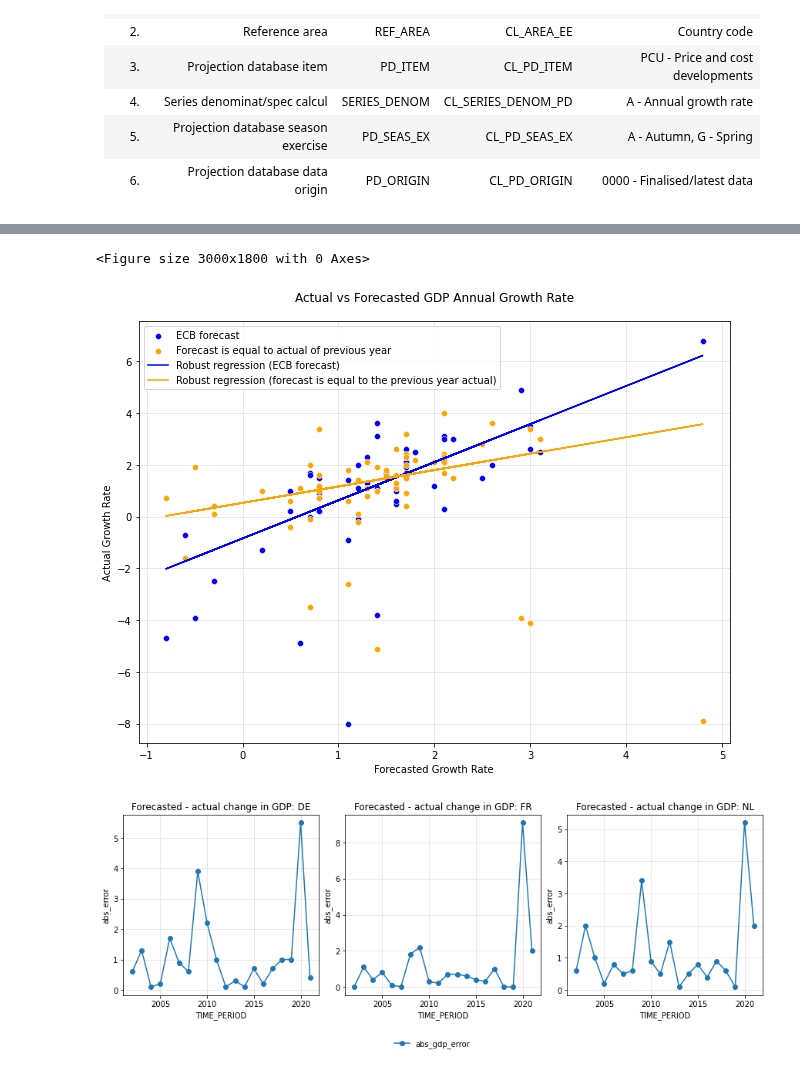
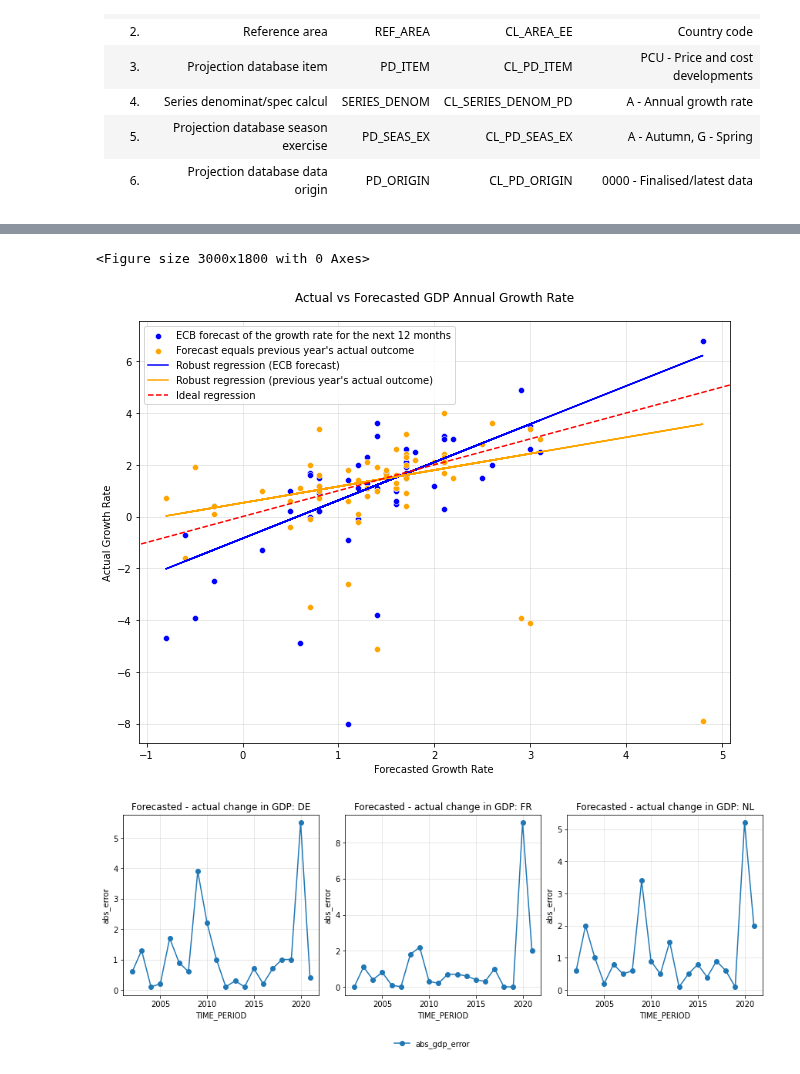
Before and after one commit to at621/snippets, a Jupyter notebook: ecb_gdp_backtest_comp.ipynb, the cells around one changed output, grey strips where cells are left out. Drawn from its saved outputs; the diff is of its cells as text; code cells hidden in the pictures.

```diff
--- a/ecb_gdp_backtest_comp.ipynb
+++ b/ecb_gdp_backtest_comp.ipynb
@@ -124,37 +124,45 @@ plt.figure(figsize=(10, 6), dpi=300);
 fig, ax = plt.subplots(figsize=(9, 7))
 
 # Setting gridlines behind plot elements
 ax.set_axisbelow(True)
 ax.grid(True, linestyle='-', linewidth=0.5, color='lightgray', zorder=0)
 
 # Scatter plot for actual data
-sns.scatterplot(x=x, y=y1, ax=ax, color='blue', label='ECB forecast')
-sns.scatterplot(x=x, y=y2, ax=ax, color='orange', label='Forecast is equal to actual of previous year')
+sns.scatterplot(x=x, y=y1, ax=ax, color='blue', label='ECB forecast of the growth rate for the next 12 months')
+sns.scatterplot(x=x, y=y2, ax=ax, color='orange', label="Forecast equals previous year's actual outcome")
 
 # Adding a robust regression line for y1
 X = sm.add_constant(x)
 model_robust_y1 = sm.RLM(y1, X, M=sm.robust.norms.HuberT()).fit()
 y_pred_robust_y1 = model_robust_y1.predict(X)
 ax.plot(x, y_pred_robust_y1, color='blue', label='Robust regression (ECB forecast)')
 
 # Adding a robust regression line for y2
 model_robust_y2 = sm.RLM(y2, X, M=sm.robust.norms.HuberT()).fit()
 y_pred_robust_y2 = model_robust_y2.predict(X)
-ax.plot(x, y_pred_robust_y2, color='orange', label='Robust regression (forecast is equal to the previous year actual)')
+ax.plot(x, y_pred_robust_y2, color='orange', label="Robust regression (previous year's actual outcome)")
+
+# Use the range of the data points for plotting the 45-degree line
+data_min_val = min(plot_df['value'].min(), plot_df['value_actual'].min(), plot_df['value_actual_1y_ago'].min())
+data_max_val = max(plot_df['value'].max(), plot_df['value_actual'].max(), plot_df['value_actual_1y_ago'].max())
+ax.plot([data_min_val, data_max_val], [data_min_val, data_max_val], color='red', linestyle='--', label='Ideal regression')
+
+ax.set_xlim(xlim)
+ax.set_ylim(ylim)
 
 # Setting titles and labels
 ax.set_title('Actual vs Forecasted GDP Annual Growth Rate', pad=20)
 ax.set_xlabel('Forecasted Growth Rate')
 ax.set_ylabel('Actual Growth Rate')
 ax.grid(True, linestyle='-', linewidth=0.5, color='lightgray')
 ax.legend()
 
 plt.tight_layout()
 
 plt.savefig('forecast_vs_actual_gdp_growth.pdf', format='pdf')
 # %% [output]
 <Figure size 3000x1800 with 0 Axes>
-[figure, old version]
+[figure, new version]
 # %%
 # Create error plots for individual countries
 plot_df.replace([np.inf, -np.inf], np.nan, inplace=True)
```
